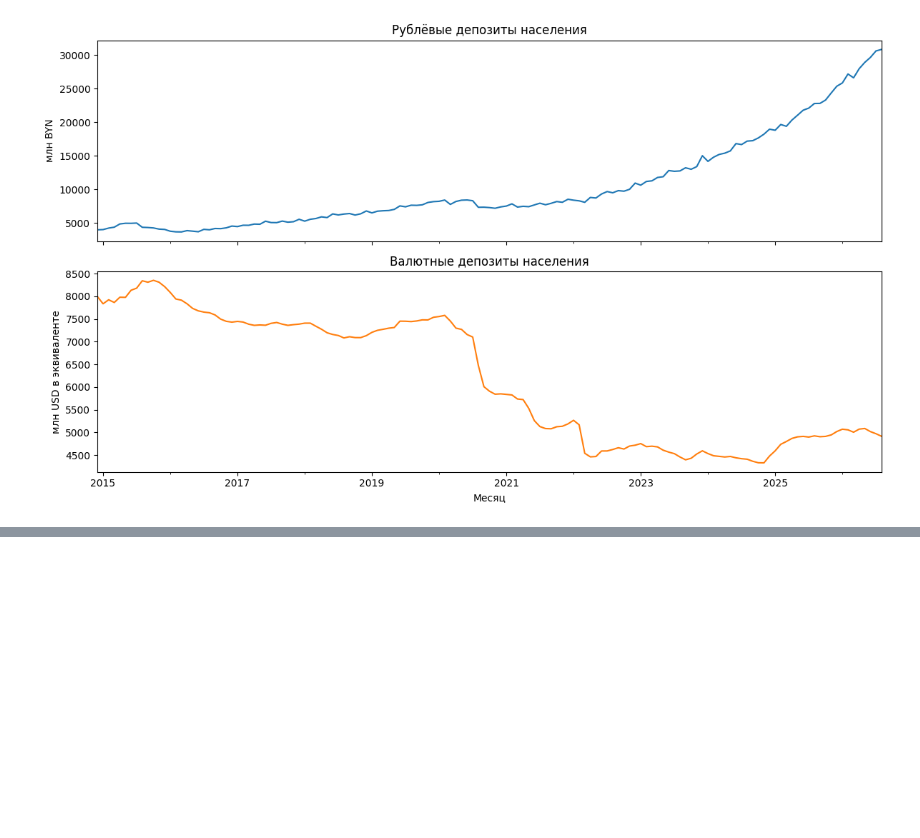
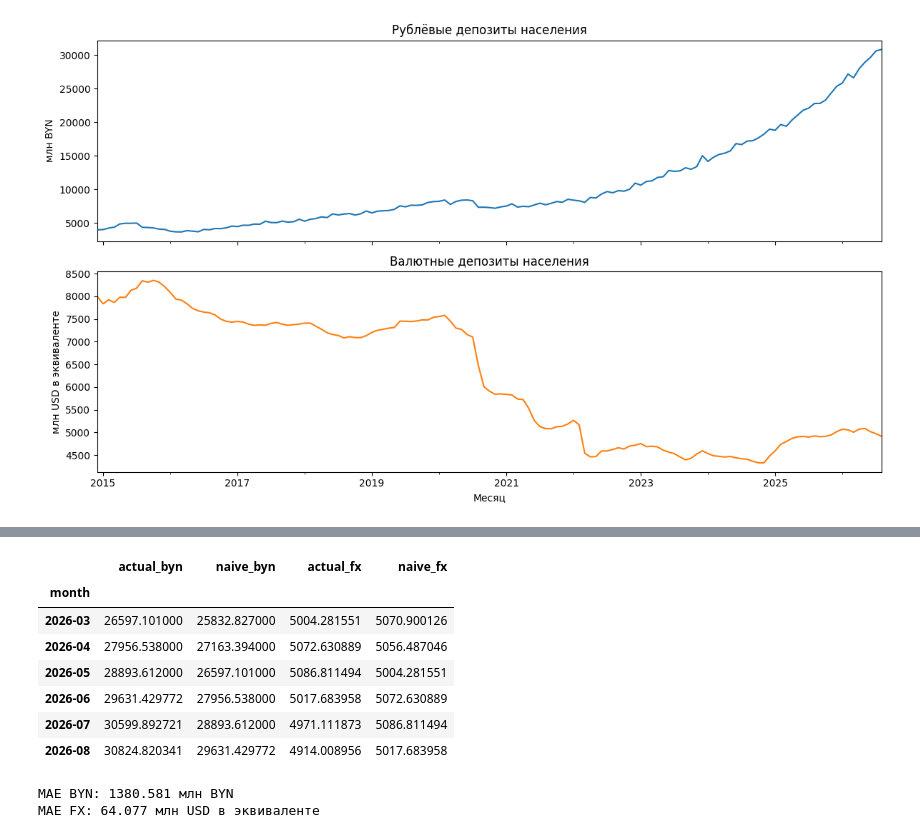
Before and after one commit to venskovalentin/belarus_dollarization_paper, a Jupyter notebook: notebooks/research_notebook.ipynb, the cells around one changed output, grey strips where cells are left out. Drawn from its saved outputs; the diff is of its cells as text; code cells hidden in the pictures; blank space fills up the shorter version.

Commit message:
Naive MAE

```diff
--- a/notebooks/research_notebook.ipynb
+++ b/notebooks/research_notebook.ipynb
@@ -163,0 +183,35 @@ stock_changes.head()
+# %%
+stock_levels = stocks[["byn_stock_mln", "fx_stock_usd_mln"]].copy()
+
+naive_predictions = stock_levels.shift(2)
+
+comparison = pd.DataFrame({
+    "actual_byn": stock_levels["byn_stock_mln"],
+    "naive_byn": naive_predictions["byn_stock_mln"],
+    "actual_fx": stock_levels["fx_stock_usd_mln"],
+    "naive_fx": naive_predictions["fx_stock_usd_mln"],
+})
+
+comparison.tail(6)
+# %% [output]
+|  | actual_byn | naive_byn | actual_fx | naive_fx |
+| month |  |  |  |  |
+| 2026-03 | 26597.101000 | 25832.827000 | 5004.281551 | 5070.900126 |
+| 2026-04 | 27956.538000 | 27163.394000 | 5072.630889 | 5056.487046 |
+| 2026-05 | 28893.612000 | 26597.101000 | 5086.811494 | 5004.281551 |
+| 2026-06 | 29631.429772 | 27956.538000 | 5017.683958 | 5072.630889 |
+| 2026-07 | 30599.892721 | 28893.612000 | 4971.111873 | 5086.811494 |
+| 2026-08 | 30824.820341 | 29631.429772 | 4914.008956 | 5017.683958 |
+# %%
+evaluation = comparison.loc["2025-09":"2026-08"].copy()
+evaluation["err_byn"] = evaluation["actual_byn"] - evaluation["naive_byn"]
+evaluation["err_fx"] = evaluation["actual_fx"] - evaluation["naive_fx"]
+
+naive_mae_byn = evaluation["err_byn"].abs().mean()
+naive_mae_fx = evaluation["err_fx"].abs().mean()
+
+print(f"MAE BYN: {naive_mae_byn:.3f} млн BYN")
+print(f"MAE FX: {naive_mae_fx:.3f} млн USD в эквиваленте")
+# %% [output]
+MAE BYN: 1380.581 млн BYN
+MAE FX: 64.077 млн USD в эквиваленте
```
Also changed, not shown: parts of 2 cells of this notebook.
